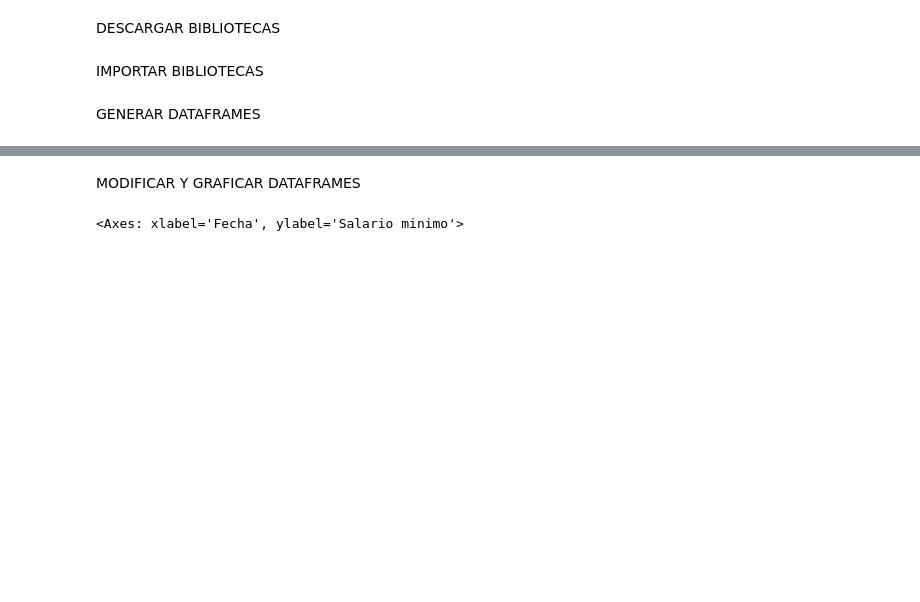
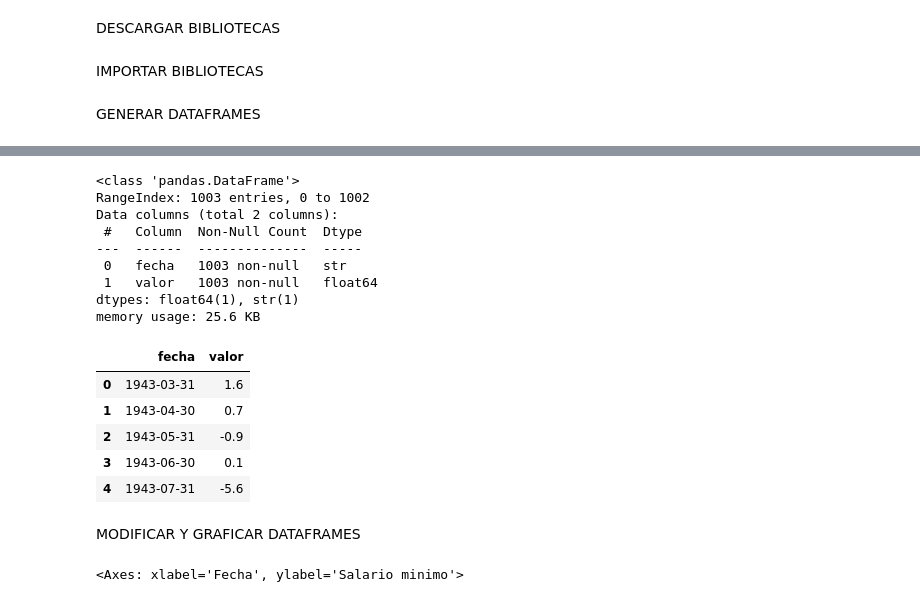
Before and after one commit to TomasVerniano/ANALISIS_POBLACION_ARGENTINA_AED, a Jupyter notebook: economia.ipynb, the cells around one changed output, grey strips where cells are left out. Saved outputs shown, nothing was run; the diff lists cells and outputs as text; code cells hidden in the pictures; blank space fills up the shorter version.

```diff
--- a/economia.ipynb
+++ b/economia.ipynb
@@ -33,6 +36,28 @@ memory usage: 30.8 KB
 | 2 | 1965-03-01 | 9800.0 | 392.0 | 49.00 |
 | 3 | 1965-04-01 | 9800.0 | 392.0 | 49.00 |
 | 4 | 1965-05-01 | 11550.0 | 462.0 | 57.75 |
+# %%
+inflacion = pd.read_csv('DATA/ECONOMIA/inflacion_interanual.csv')
+
+inflacion.info()
+
+inflacion.head()
+# %% [output]
+<class 'pandas.DataFrame'>
+RangeIndex: 1003 entries, 0 to 1002
+Data columns (total 2 columns):
+ #   Column  Non-Null Count  Dtype
+---  ------  --------------  -----
+ 0   fecha   1003 non-null   str
+ 1   valor   1003 non-null   float64
+dtypes: float64(1), str(1)
+memory usage: 25.6 KB
+|  | fecha | valor |
+| 0 | 1943-03-31 | 1.6 |
+| 1 | 1943-04-30 | 0.7 |
+| 2 | 1943-05-31 | -0.9 |
+| 3 | 1943-06-30 | 0.1 |
+| 4 | 1943-07-31 | -5.6 |
 # %% [markdown]
 MODIFICAR Y GRAFICAR DATAFRAMES
 # %%
```
Also changed, not shown: parts of 4 cells of this notebook, 5 other files.
